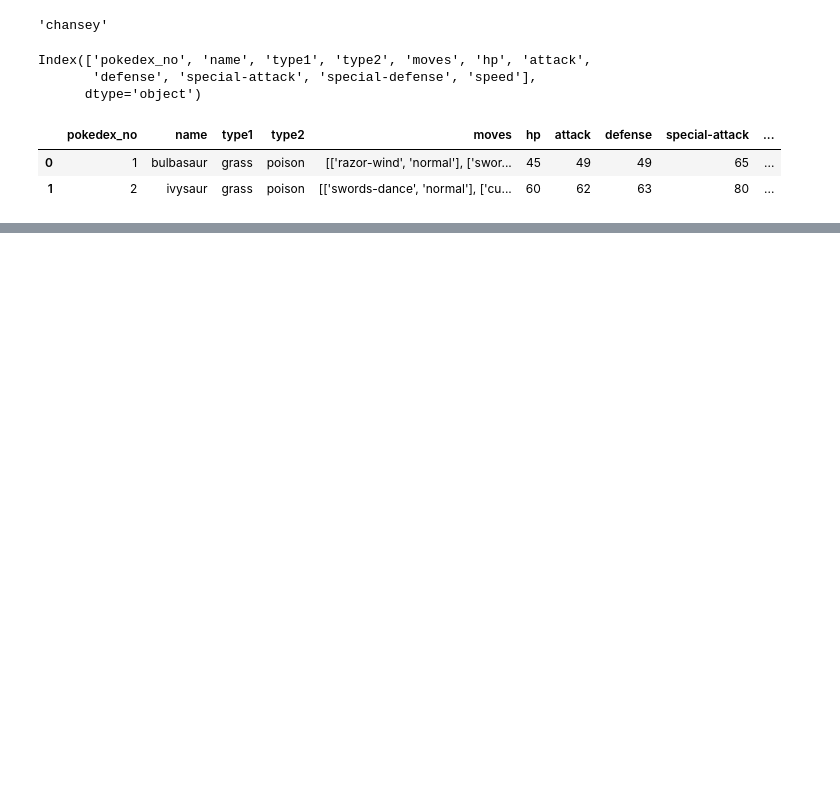
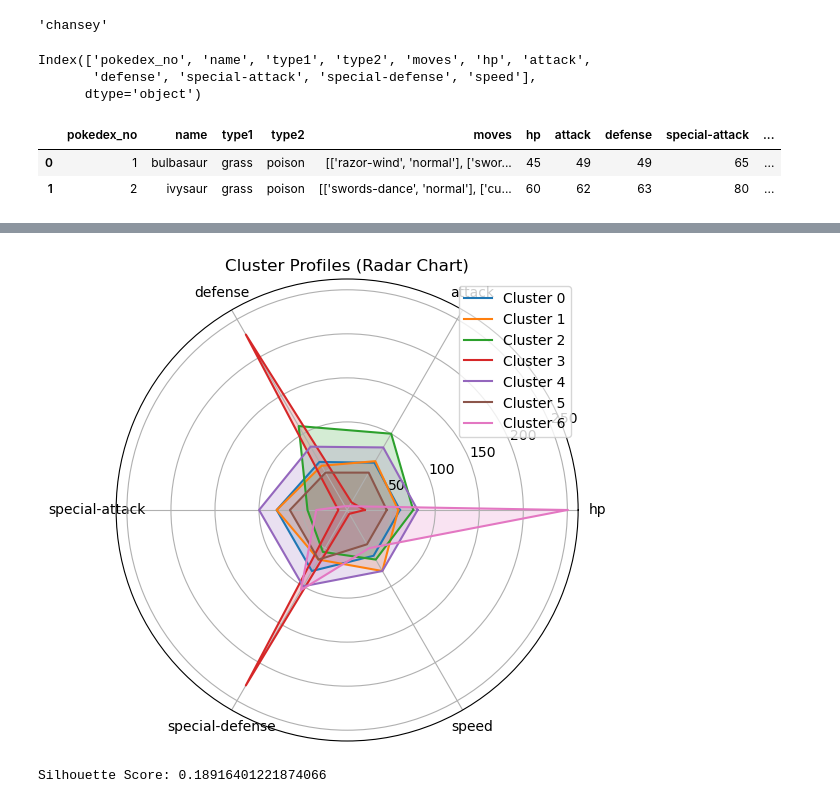
Before and after one commit to AtharvaRGhadigaonkar/Pokelytics, a Jupyter notebook: Models/Kmeans.ipynb, the cells around one changed output, grey strips where cells are left out. Cells and saved outputs as stored; diff of their text form; code cells hidden in the pictures; blank space fills up the shorter version.

Commit message:
Kmeans Updated

```diff
--- a/Models/Kmeans.ipynb
+++ b/Models/Kmeans.ipynb
@@ -198,0 +217,2 @@ Kanto.head(2)
+# %%
+result = pd.concat([Kanto, Johto], ignore_index=True)
@@ -198,0 +228,40 @@ Kanto.head(2)
+# %%
+km =KMeans(n_clusters=7)
+yo =result[['hp', 'attack',
+       'defense', 'special-attack', 'special-defense', 'speed']]
+y_mean = km.fit_predict(yo)
+# %%
+result["clusters"]=y_mean
+# %%
+import numpy as np
+
+# Choose one Pokémon per cluster
+sample = result.groupby('clusters').first().reset_index()
+
+labels = ['hp', 'attack', 'defense', 'special-attack', 'special-defense', 'speed']
+num_vars = len(labels)
+
+angles = np.linspace(0, 2 * np.pi, num_vars, endpoint=False).tolist()
+angles += angles[:1]  # Complete loop
+
+fig, ax = plt.subplots(figsize=(6, 6), subplot_kw=dict(polar=True))
+
+for i, row in sample.iterrows():
+    values = row[labels].tolist()
+    values += values[:1]
+    ax.plot(angles, values, label=f'Cluster {int(row["clusters"])}')
+    ax.fill(angles, values, alpha=0.2)
+
+ax.set_xticks(angles[:-1])
+ax.set_xticklabels(labels)
+plt.legend(loc='upper right')
+plt.title("Cluster Profiles (Radar Chart)")
+plt.show()
+# %% [output]
+[figure, added]
+# %%
+from sklearn.metrics import silhouette_score
+score = silhouette_score(yo, result["clusters"])
+print("Silhouette Score:", score)
+# %% [output]
+Silhouette Score: 0.18916401221874066
```
Also changed, not shown: parts of 9 cells of this notebook.
